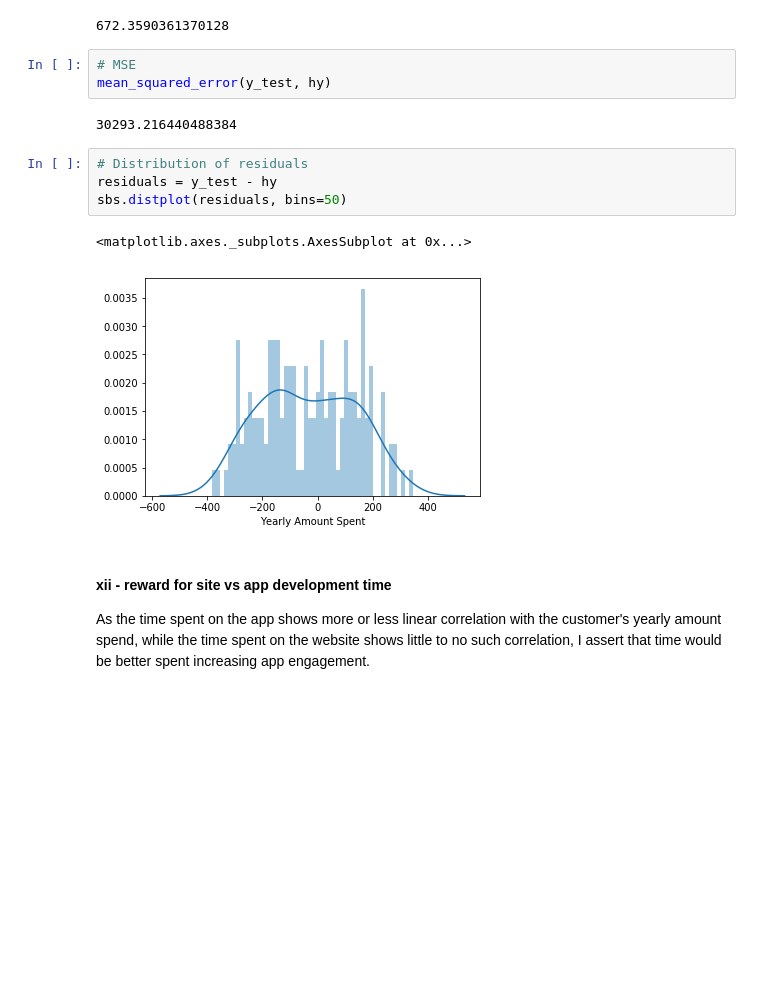
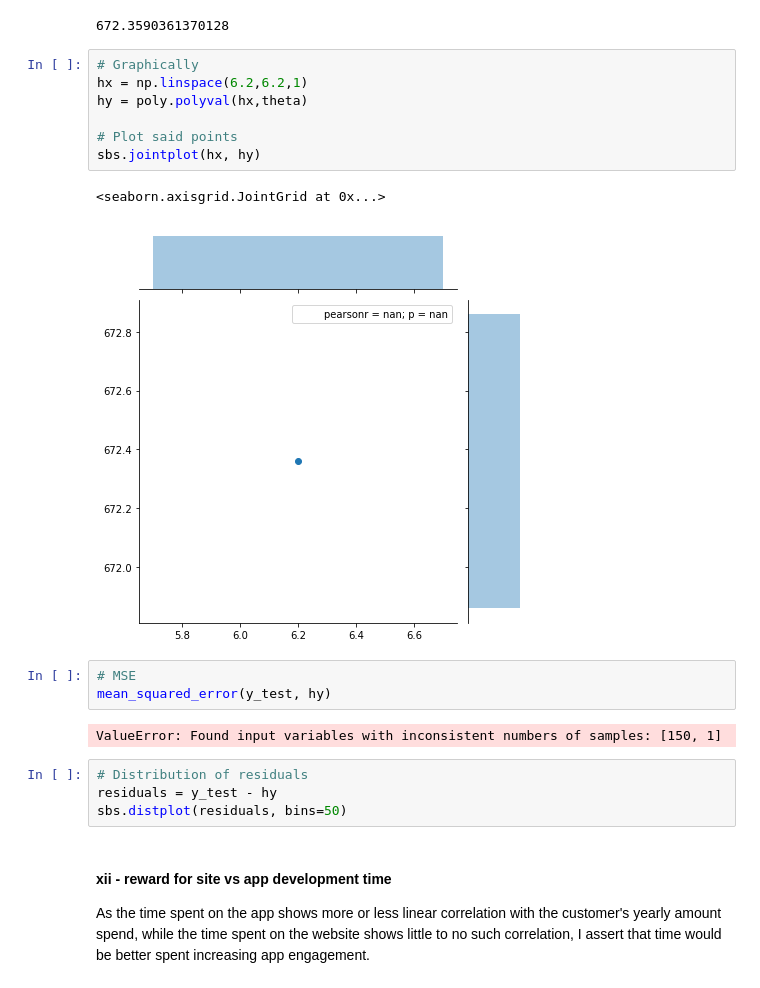
Before and after one commit to dsnowb/data-science, a Jupyter notebook: regression.ipynb, the cells around one changed output. Saved outputs shown, nothing was run; the diff lists cells and outputs as text; blank space fills up the shorter version.

Commit message:
added a graphical representation of the prediction

```diff
--- a/regression.ipynb
+++ b/regression.ipynb
@@ -105,18 +105,25 @@ for i in range(len(x)):
 sum
 # %% [output]
 672.3590361370128
+# %%
+# Graphically
+hx = np.linspace(6.2,6.2,1)
+hy = poly.polyval(hx,theta)
+
+# Plot said points
+sbs.jointplot(hx, hy)
+# %% [output]
+<seaborn.axisgrid.JointGrid at 0x...>
+[figure, added]
 # %%
 # MSE
 mean_squared_error(y_test, hy)
 # %% [output]
-30293.216440488384
+ValueError: Found input variables with inconsistent numbers of samples: [150, 1]
 # %%
 # Distribution of residuals
 residuals = y_test - hy
 sbs.distplot(residuals, bins=50)
-# %% [output]
-<matplotlib.axes._subplots.AxesSubplot at 0x...>
-[figure, removed]
 # %% [markdown]
 #### xii - reward for site vs app development time
 As the time spent on the app shows more or less linear correlation with the customer's yearly amount spend, while the time spent on the website shows little to no such correlation, I assert that time would be better spent increasing app engagement.
```
